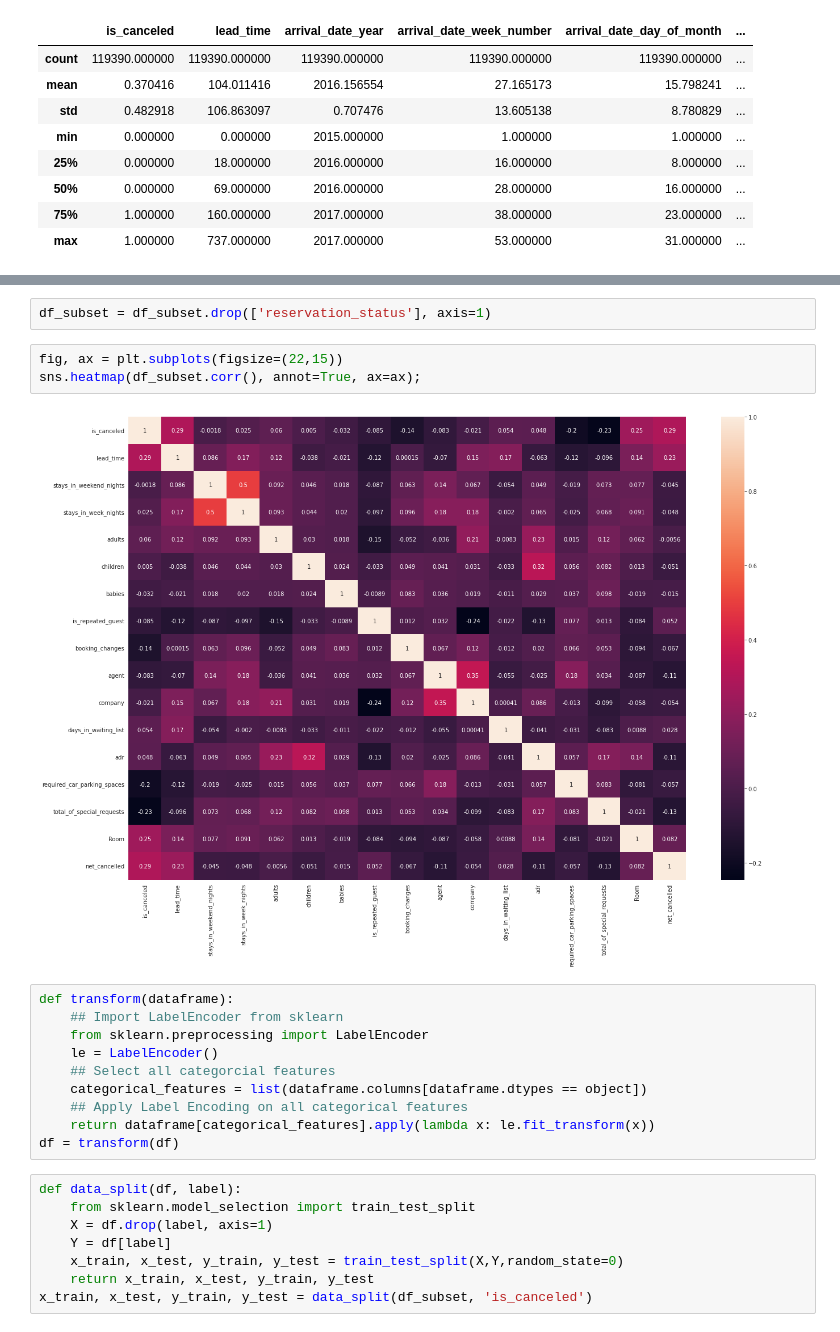
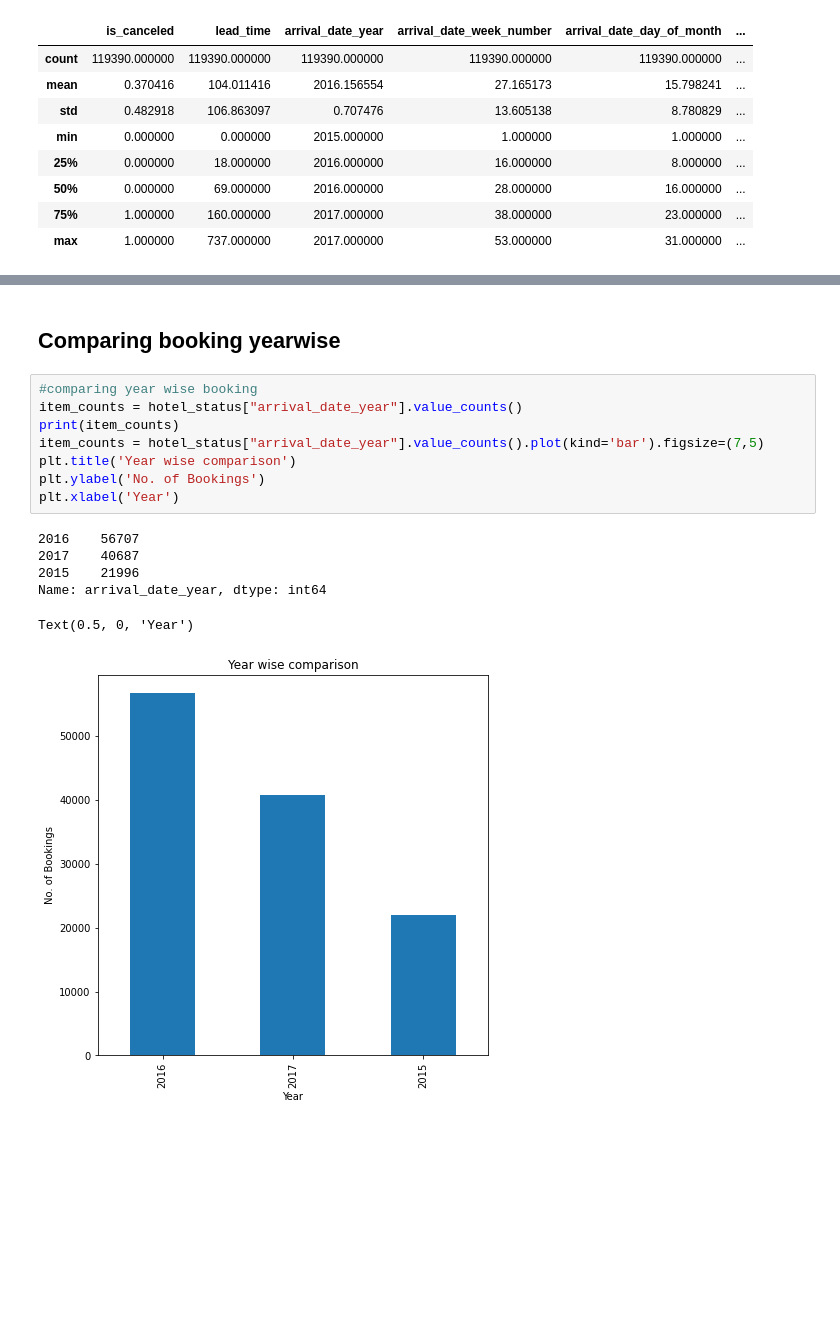
Before and after one commit to pallavibhardwaj/hotel-booking-analysis, a Jupyter notebook: Pallavi_Bhardwaj_Hotel_Booking_Analysis_Capstone_Project.ipynb, the cells around one changed output, grey strips where cells are left out. Drawn from its saved outputs; the diff is of its cells as text; blank space fills up the shorter version.

```diff
--- a/Pallavi_Bhardwaj_Hotel_Booking_Analysis_Capstone_Project.ipynb
+++ b/Pallavi_Bhardwaj_Hotel_Booking_Analysis_Capstone_Project.ipynb
@@ -258,25 +216,17 @@ df_subset = df_subset.drop(['arrival_date_year','arrival_date_week_number','arri
-# %%
-df_subset = df_subset.drop(['reservation_status'], axis=1)
-# %%
-fig, ax = plt.subplots(figsize=(22,15))
-sns.heatmap(df_subset.corr(), annot=True, ax=ax);
-# %% [output]
-[figure, removed]
-# %%
-def transform(dataframe):
-    ## Import LabelEncoder from sklearn
-    from sklearn.preprocessing import LabelEncoder
-    le = LabelEncoder()
-    ## Select all categorcial features
-    categorical_features = list(dataframe.columns[dataframe.dtypes == object])
-    ## Apply Label Encoding on all categorical features
-    return dataframe[categorical_features].apply(lambda x: le.fit_transform(x))
-df = transform(df)
-# %%
-def data_split(df, label):
-    from sklearn.model_selection import train_test_split
-    X = df.drop(label, axis=1)
-    Y = df[label]
-    x_train, x_test, y_train, y_test = train_test_split(X,Y,random_state=0)
-    return x_train, x_test, y_train, y_test
-x_train, x_test, y_train, y_test = data_split(df_subset, 'is_canceled')
+# %% [markdown]
+## **Comparing booking yearwise**
+# %%
+#comparing year wise booking
+item_counts = hotel_status["arrival_date_year"].value_counts()
+print(item_counts)
+item_counts = hotel_status["arrival_date_year"].value_counts().plot(kind='bar').figsize=(7,5)
+plt.title('Year wise comparison')
+plt.ylabel('No. of Bookings')
+plt.xlabel('Year')
+# %% [output]
+2016    56707
+2017    40687
+2015    21996
+Name: arrival_date_year, dtype: int64
+Text(0.5, 0, 'Year')
+[figure, added]
```
Also changed, not shown: parts of 53 cells of this notebook.
